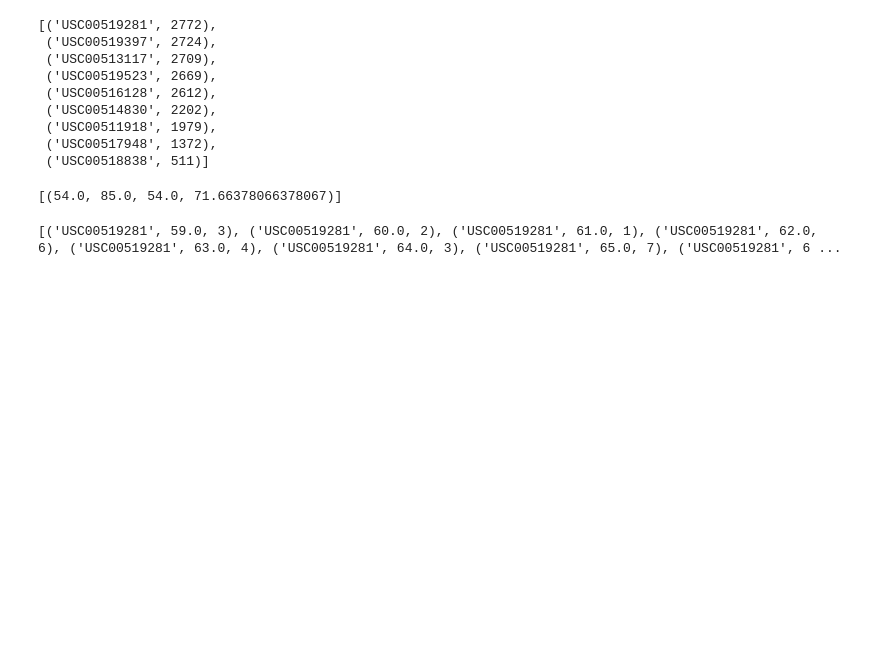
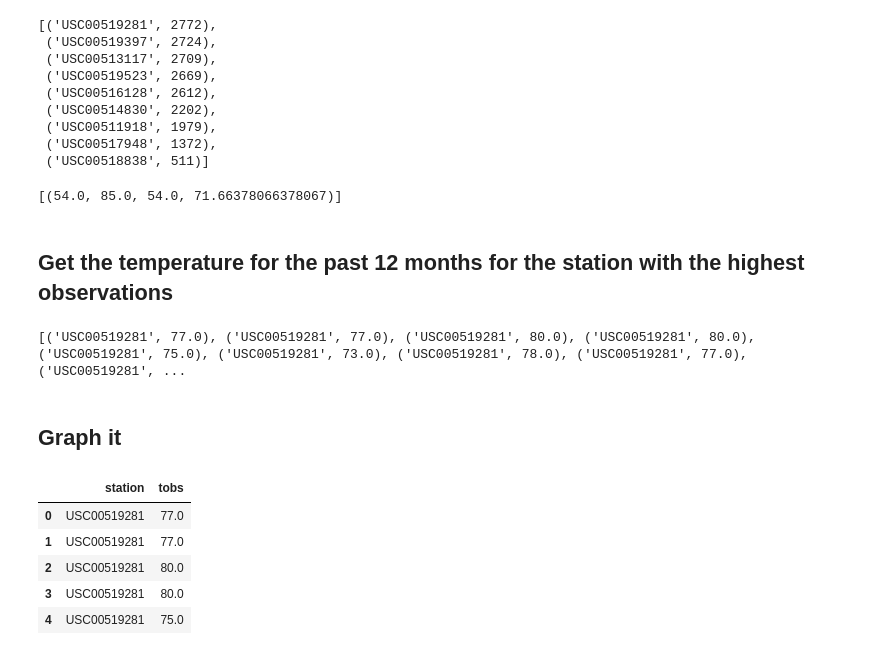
Before and after one commit to ivvyami/Honolulu-Climate-Analysis, a Jupyter notebook: Honolulu Climate Analysis.ipynb, the cells around one changed output. Drawn from its saved outputs; the diff is of its cells as text; code cells hidden in the pictures; blank space fills up the shorter version.

```diff
--- a/Honolulu Climate Analysis.ipynb
+++ b/Honolulu Climate Analysis.ipynb
@@ -195,17 +196,30 @@ station_temp = session.query(*sel).filter(Measurement.station == 'USC00519281').
 station_temp
 # %% [output]
 [(54.0, 85.0, 54.0, 71.66378066378067)]
+# %% [markdown]
+## Get the temperature for the past 12 months for the station with the highest observations
 # %%
 # Choose the station with the highest number of temperature observations.
 # Query the last 12 months of temperature observation data for this station and plot the results as a histogram
 
 sel = [Measurement.station,
-      Measurement.tobs,
-      func.count(Measurement.tobs)]
+      Measurement.tobs]
 
 temp_12mo = session.query(*sel).filter(Measurement.date.between('2016-08-23', '2017-08-23')).\
-    filter(Measurement.station =='USC00519281').group_by(Measurement.tobs).\
-    order_by(Measurement.tobs).all()
+    filter(Measurement.station =='USC00519281').all()
 print(temp_12mo)
 # %% [output]
-[('USC00519281', 59.0, 3), ('USC00519281', 60.0, 2), ('USC00519281', 61.0, 1), ('USC00519281', 62.0, 6), ('USC00519281', 63.0, 4), ('USC00519281', 64.0, 3), ('USC00519281', 65.0, 7), ('USC00519281', 6 ...
+[('USC00519281', 77.0), ('USC00519281', 77.0), ('USC00519281', 80.0), ('USC00519281', 80.0), ('USC00519281', 75.0), ('USC00519281', 73.0), ('USC00519281', 78.0), ('USC00519281', 77.0), ('USC00519281', ...
+# %% [markdown]
+## Graph it
+# %%
+# Save the query results as a Pandas DataFrame
+tobs_df = pd.DataFrame(temp_12mo, columns =['station', 'tobs'])
+tobs_df.head()
+# %% [output]
+|  | station | tobs |
+| 0 | USC00519281 | 77.0 |
+| 1 | USC00519281 | 77.0 |
+| 2 | USC00519281 | 80.0 |
+| 3 | USC00519281 | 80.0 |
+| 4 | USC00519281 | 75.0 |
```
Also changed, not shown: parts of 2 cells of this notebook.
